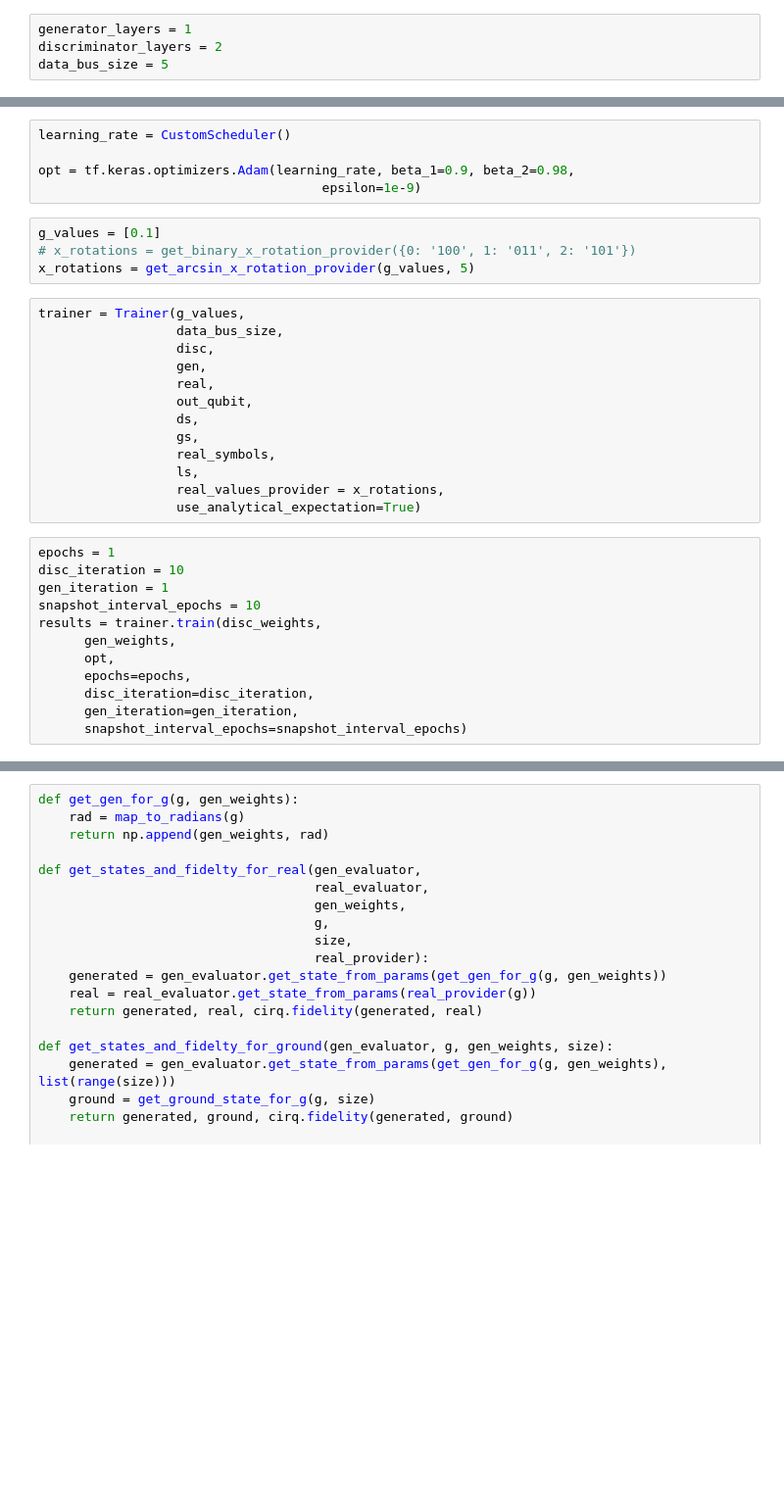
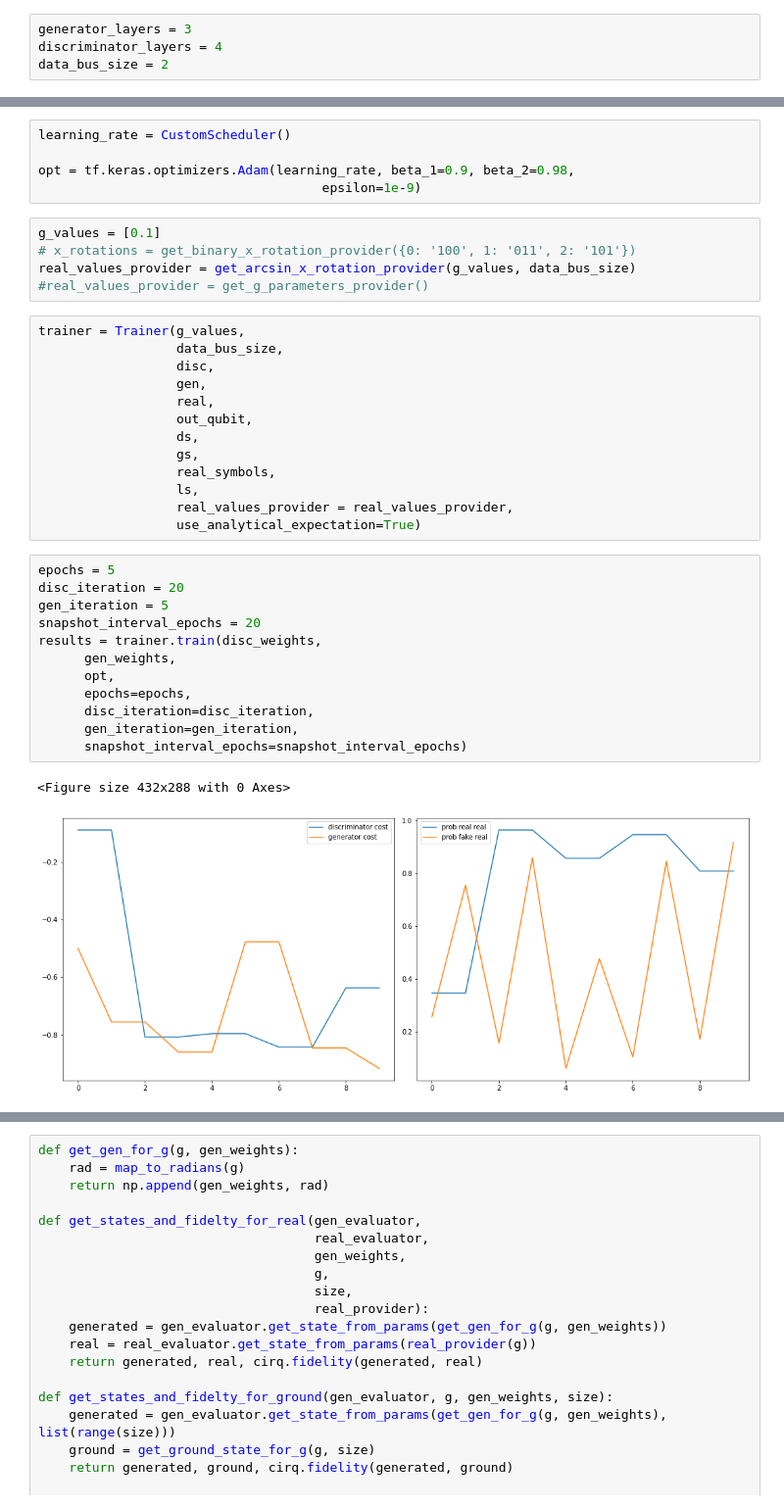
Before and after one commit to WiktorJ/quantum-gans, a Jupyter notebook: QuGAN_PhaseTransition.ipynb, the cells around one changed output, grey strips where cells are left out. Shown at 98% size. Saved outputs shown, nothing was run; the diff lists cells and outputs as text; blank space fills up the shorter version.

```diff
--- a/QuGAN_PhaseTransition.ipynb
+++ b/QuGAN_PhaseTransition.ipynb
@@ -25,9 +28,9 @@ from qsgenerator.states.simple_rotation_generators import get_binary_x_rotation_
 from qsgenerator.phase.analitical import construct_hamiltonian, get_theta_v, get_theta_w, get_theta_r, get_g_parameters_provider
 from qsgenerator.evaluators.circuit_evaluator import CircuitEvaluator
 # %%
-generator_layers = 1
-discriminator_layers = 2
-data_bus_size = 5
+generator_layers = 3
+discriminator_layers = 4
+data_bus_size = 2
 # %%
 real_phase = False
 generic_generator = True
@@ -92,7 +110,8 @@ opt = tf.keras.optimizers.Adam(learning_rate, beta_1=0.9, beta_2=0.98,
 # %%
 g_values = [0.1]
 # x_rotations = get_binary_x_rotation_provider({0: '100', 1: '011', 2: '101'})
-x_rotations = get_arcsin_x_rotation_provider(g_values, 5)
+real_values_provider = get_arcsin_x_rotation_provider(g_values, data_bus_size)
+#real_values_provider = get_g_parameters_provider()
 # %%
 trainer = Trainer(g_values,
                   data_bus_size,
@@ -104,17 +123,20 @@ trainer = Trainer(g_values,
                   gs,
                   real_symbols,
                   ls,
-                  real_values_provider = x_rotations,
+                  real_values_provider = real_values_provider,
                   use_analytical_expectation=True)
 # %%
-epochs = 1
-disc_iteration = 10
-gen_iteration = 1
-snapshot_interval_epochs = 10
+epochs = 5
+disc_iteration = 20
+gen_iteration = 5
+snapshot_interval_epochs = 20
 results = trainer.train(disc_weights,
       gen_weights,
       opt,
       epochs=epochs,
       disc_iteration=disc_iteration,
       gen_iteration=gen_iteration,
       snapshot_interval_epochs=snapshot_interval_epochs)
+# %% [output]
+<Figure size 432x288 with 0 Axes>
+[figure, added]
```
Also changed, not shown: parts of 8 cells of this notebook, 2 other files.
